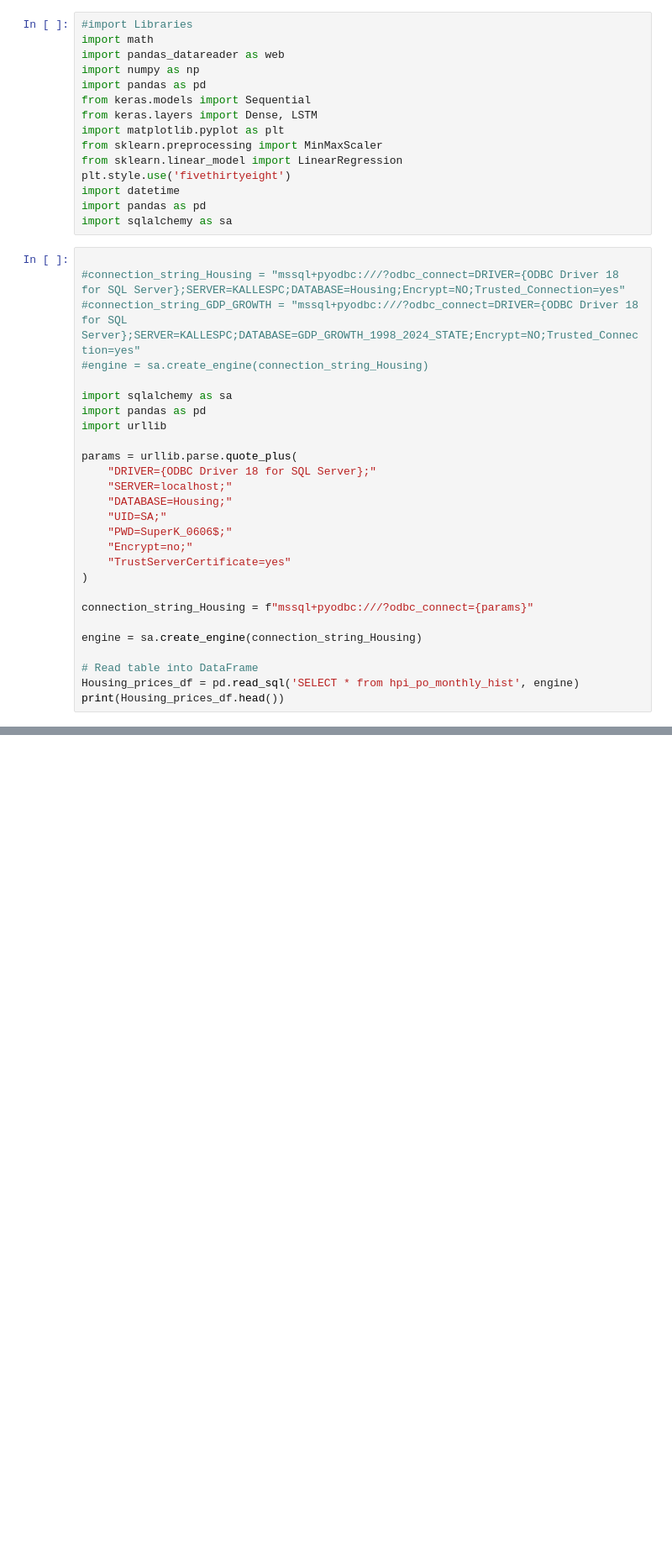
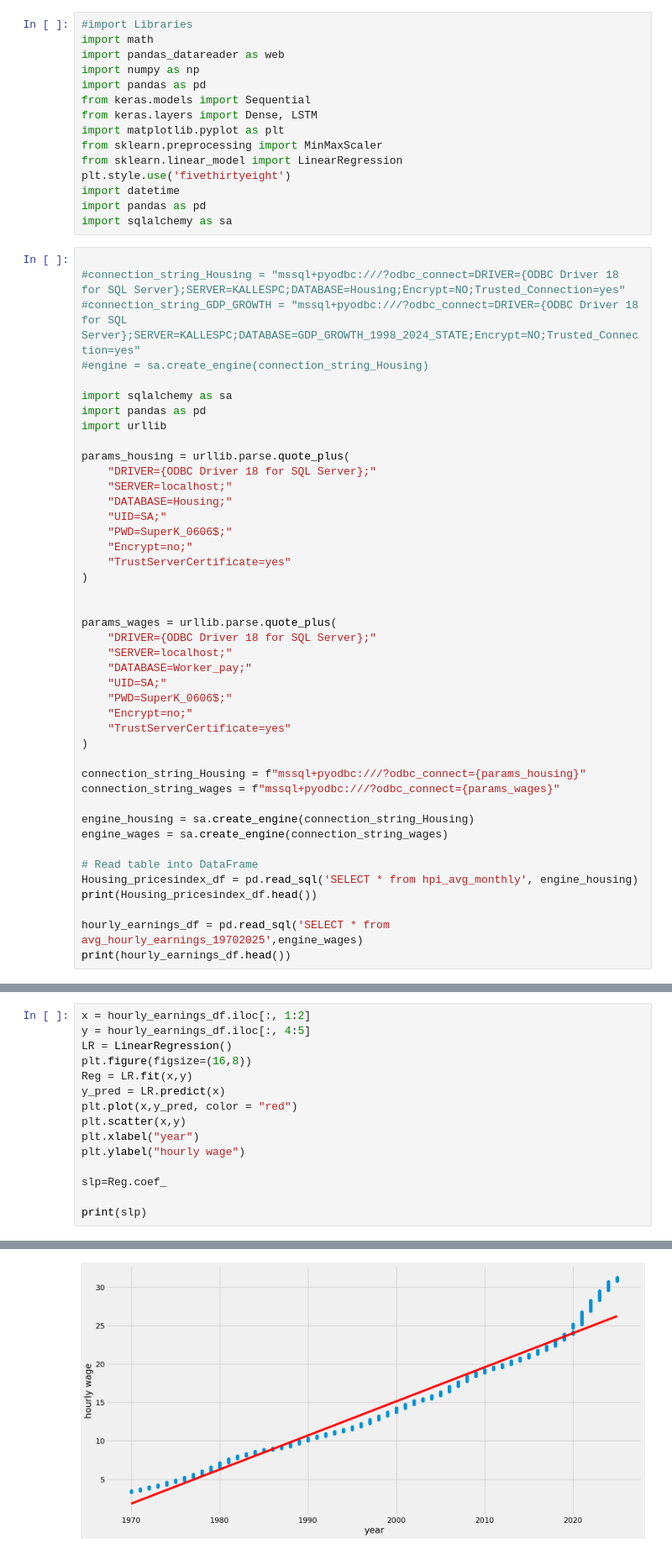
Before and after one commit to kdizil117/seniorcapstone, a Jupyter notebook: housingpricestest.ipynb, the cells around one changed output, grey strips where cells are left out. Shown at 84% size. Saved outputs shown, nothing was run; the diff lists cells and outputs as text; blank space fills up the shorter version.

```diff
--- a/housingpricestest.ipynb
+++ b/housingpricestest.ipynb
@@ -23,7 +23,7 @@ import sqlalchemy as sa
 import pandas as pd
 import urllib
 
-params = urllib.parse.quote_plus(
+params_housing = urllib.parse.quote_plus(
     "DRIVER={ODBC Driver 18 for SQL Server};"
     "SERVER=localhost;"
     "DATABASE=Housing;"
@@ -33,11 +33,27 @@ params = urllib.parse.quote_plus(
     "TrustServerCertificate=yes"
 )
 
-connection_string_Housing = f"mssql+pyodbc:///?odbc_connect={params}"
 
-engine = sa.create_engine(connection_string_Housing)
+params_wages = urllib.parse.quote_plus(
+    "DRIVER={ODBC Driver 18 for SQL Server};"
+    "SERVER=localhost;"
+    "DATABASE=Worker_pay;"
+    "UID=SA;"
+    "PWD=SuperK_0606$;"
+    "Encrypt=no;"
+    "TrustServerCertificate=yes"
+)
+
+connection_string_Housing = f"mssql+pyodbc:///?odbc_connect={params_housing}"
+connection_string_wages = f"mssql+pyodbc:///?odbc_connect={params_wages}"
+
+engine_housing = sa.create_engine(connection_string_Housing)
+engine_wages = sa.create_engine(connection_string_wages)
 
 # Read table into DataFrame
-Housing_prices_df = pd.read_sql('SELECT * from hpi_po_monthly_hist', engine)
-print(Housing_prices_df.head())
+Housing_pricesindex_df = pd.read_sql('SELECT * from hpi_avg_monthly', engine_housing)
+print(Housing_pricesindex_df.head())
+
+hourly_earnings_df = pd.read_sql('SELECT * from avg_hourly_earnings_19702025',engine_wages)
+print(hourly_earnings_df.head())
 # %% [output]
@@ -276,0 +142,16 @@ ValueError: Boolean array expected for the condition, not float64
+# %%
+x = hourly_earnings_df.iloc[:, 1:2]
+y = hourly_earnings_df.iloc[:, 4:5]
+LR = LinearRegression()
+plt.figure(figsize=(16,8))
+Reg = LR.fit(x,y)
+y_pred = LR.predict(x)
+plt.plot(x,y_pred, color = "red")
+plt.scatter(x,y)
+plt.xlabel("year")
+plt.ylabel("hourly wage")
+
+slp=Reg.coef_
+
+print(slp)
+# %% [output]
@@ -276,0 +159 @@ ValueError: Boolean array expected for the condition, not float64
+[figure, added]
```
Also changed, not shown: parts of 25 cells of this notebook.
